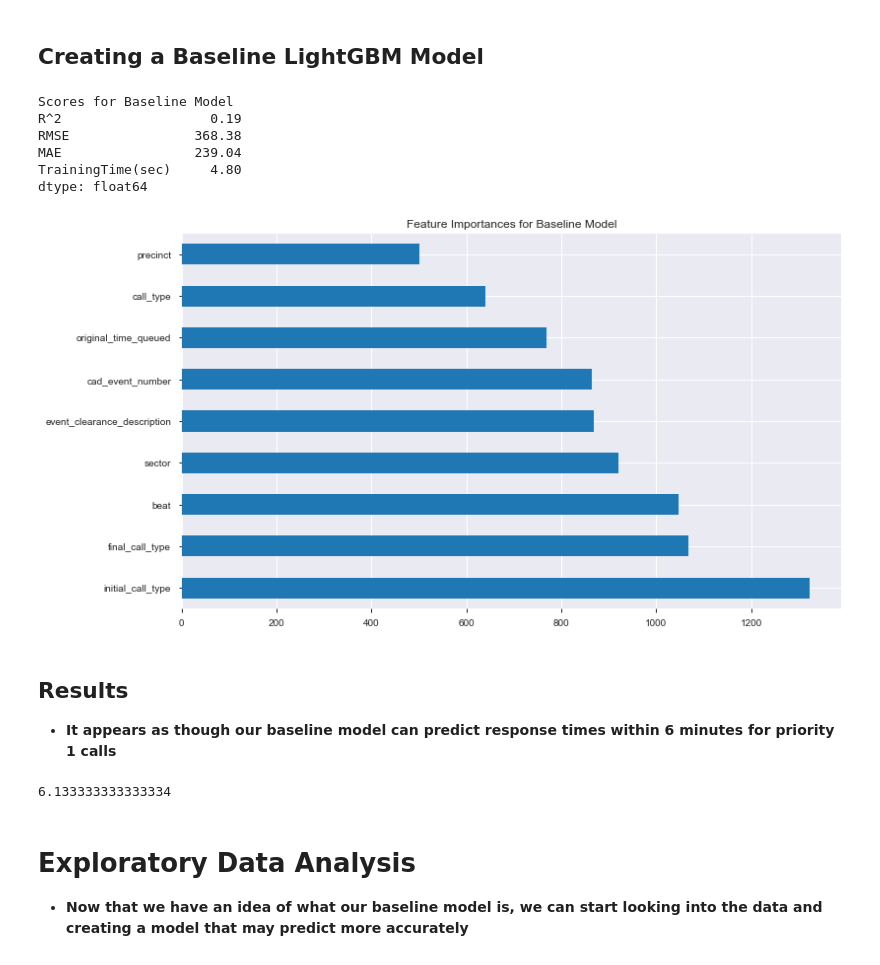
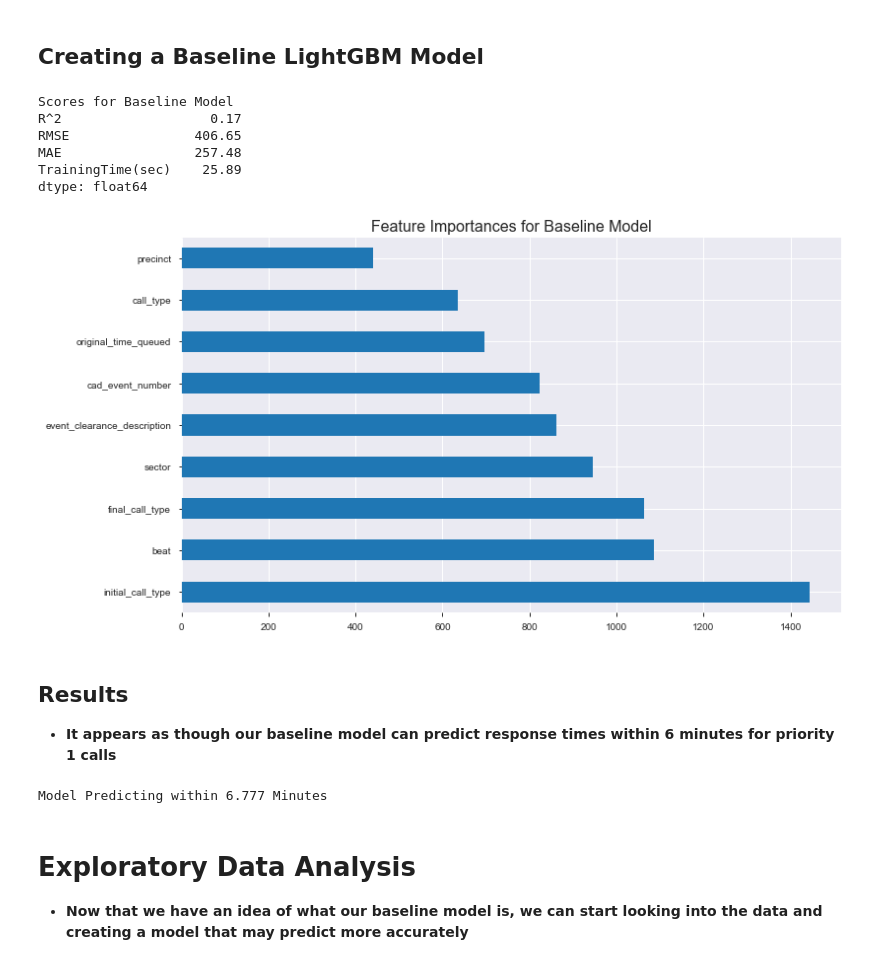
Before and after one commit to sam-cannon/Predicting-911-Calls-In-Seattle, a Jupyter notebook: Predicting 911 Response Times.ipynb, the cells around one changed output. Saved outputs shown, nothing was run; the diff lists cells and outputs as text; code cells hidden in the pictures.

```diff
--- a/Predicting 911 Response Times.ipynb
+++ b/Predicting 911 Response Times.ipynb
@@ -33,7 +33,7 @@ from sklearn.model_selection import cross_val_score
 ## Creating a Baseline LightGBM Model
 # %%
 #read in data
-df = pd.read_csv('Call_Data.csv', nrows = 1000000)
+df = pd.read_csv('Call_Data.csv')
 
 def clean_df(df):
 
@@ -67,7 +67,7 @@ def clean_df(df):
     #create response time in seconds
     df['total_response_time'] = df['total_response_time'].dt.total_seconds()
 
-    #just drop the response times that are negative
+    #just drop the response times that are negative or 0
     to_drop = df[df['total_response_time'] < 0]
 
     df.drop(to_drop.index, inplace = True)
@@ -99,13 +99,12 @@ df = clean_df(df)
 #create function for scoring model
 def train_model_get_score(df, model):
 
-    #returning datetime objects to strings for model training
-    df['arrived_time'] = [datetime.strftime(x, "%b %d %Y %I:%M:%S:%f%p") for x in df['arrived_time']]
-    df['original_time_queued'] = [datetime.strftime(x, "%b %d %Y %I:%M:%S:%f%p") for x in df['original_time_queued']]
-
-    #select features and target
+     #select features and target
     features = df.drop(['total_response_time', 'arrived_time'], axis = 1)
     labels = df['total_response_time']
+
+    #returning datetime objects to strings for model training
+    features['original_time_queued'] = [datetime.strftime(x, "%b %d %Y %I:%M:%S:%f%p") for x in features['original_time_queued']]
 
     #Label Encoding features
     for x in features.columns[features.dtypes == 'object']:
@@ -128,47 +127,48 @@ def train_model_get_score(df, model):
         totalTime = time.time() - startTime
         predictions = model.predict(X_test)
 
         r2 = model.score(X_test, y_test)
         rmse = np.sqrt(mean_squared_error(y_test, predictions))
         mae = mean_absolute_error(y_test, predictions)
 
         score_results = pd.Series([r2, rmse, mae, totalTime], index=['R^2', 'RMSE', 'MAE', 'TrainingTime(sec)'])
 
         #plotting feature importances
         feature_importances = pd.Series(model.feature_importances_, index=features.columns)
-        feature_importances.nlargest(20).plot(kind='barh', title = 'Feature Importances for Baseline Model', figsize = (12, 7))
+        feature_importances.nlargest(20).plot(kind='barh', figsize = (12, 7))
+        plt.title('Feature Importances for Baseline Model', fontsize = 16);
 
         return score_results
 
     #get score for model
     score = get_score(model)
 
     print('Scores for Baseline Model')
 
     print(f'{score}')
 
-#instatiate model and get results
+#instatiate model
 model_lgb = lgb.LGBMRegressor(objective='regression',num_leaves=5, learning_rate=0.05, n_estimators=2000, max_bin = 55, bagging_fraction = 0.8,
                                   bagging_freq = 5, feature_fraction = 0.2319, feature_fraction_seed=9, bagging_seed=9, min_data_in_leaf =6,
                                   min_sum_hessian_in_leaf = 11)
 
 #score basline model
 train_model_get_score(df, model_lgb)
 # %% [output]
 Scores for Baseline Model
-R^2                   0.19
-RMSE                368.38
-MAE                 239.04
-TrainingTime(sec)     4.80
+R^2                   0.17
+RMSE                406.65
+MAE                 257.48
+TrainingTime(sec)    25.89
 dtype: float64
-[figure, old version]
+[figure, new version]
 # %% [markdown]
 ## Results
 - __It appears as though our baseline model can predict response times within 6 minutes for priority 1 calls__
-# %%
-368/60
-# %% [output]
-6.133333333333334
+# %%
+print(f'Model Predicting within {round(406.65/60, 3)} Minutes')
+# %% [output]
+Model Predicting within 6.777 Minutes
 # %% [markdown]
 # Exploratory Data Analysis
 - __Now that we have an idea of what our baseline model is, we can start looking into the data and creating a model that may predict more accurately__
```
Also changed, not shown: parts of 10 cells of this notebook.
